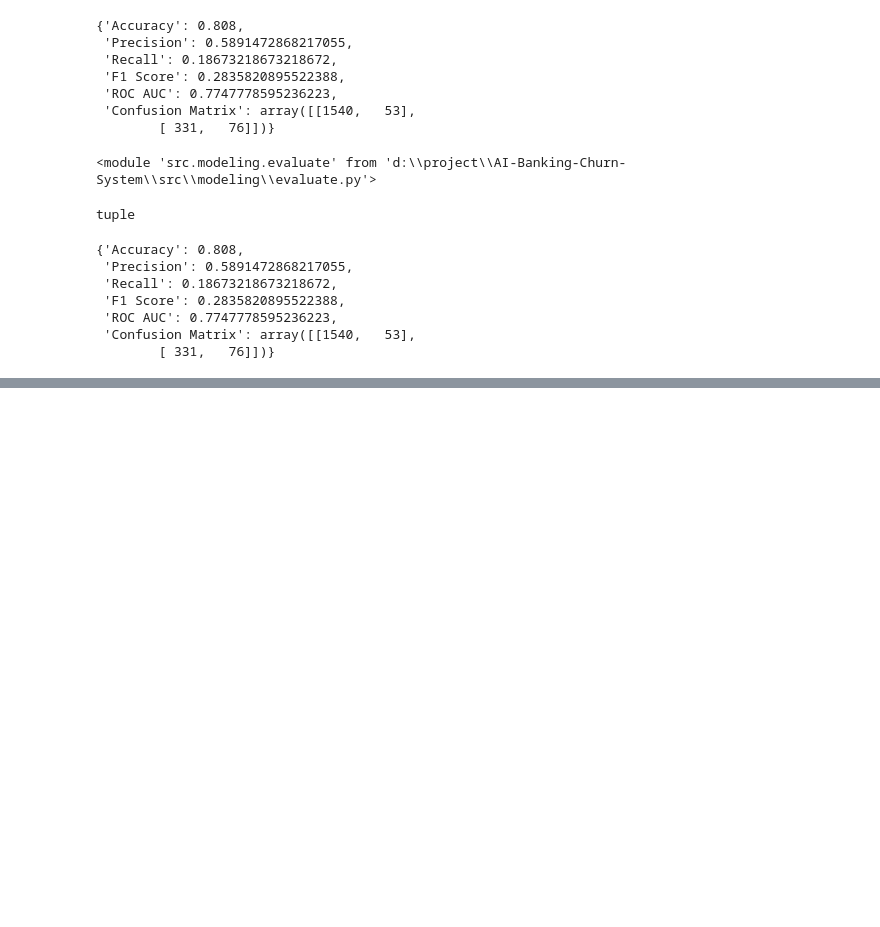
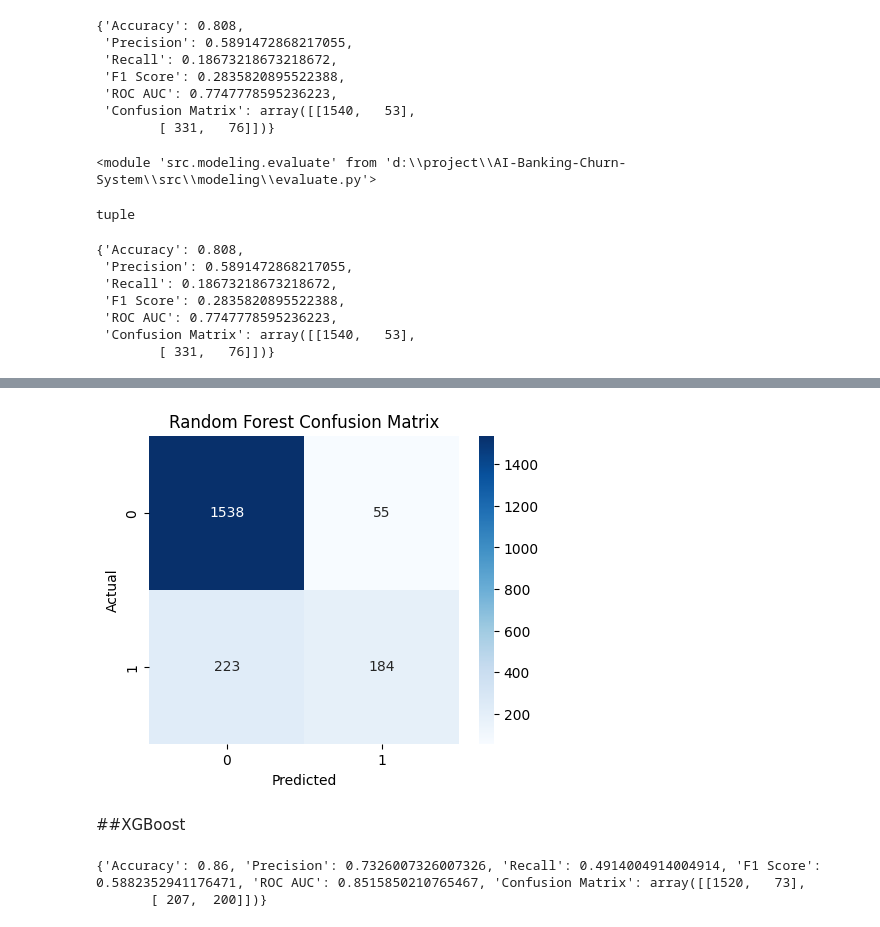
Before and after one commit to aryapathak27/ai-banking-churn-system, a Jupyter notebook: notebooks/03_modeling.ipynb, the cells around one changed output, grey strips where cells are left out. Saved outputs shown, nothing was run; the diff lists cells and outputs as text; code cells hidden in the pictures; blank space fills up the shorter version.

```diff
--- a/notebooks/03_modeling.ipynb
+++ b/notebooks/03_modeling.ipynb
@@ -173,0 +226,13 @@ results
+# %%
+model, scaler = train_model(
+    "random_forest",
+    X_train,
+    y_train
+)
+# %%
+results, y_pred, y_prob = evaluate_model(
+    model,
+    scaler,
+    X_test,
+    y_test
+)
@@ -173,0 +249,26 @@ results
+# %%
+from sklearn.metrics import confusion_matrix
+import seaborn as sns
+import matplotlib.pyplot as plt
+
+cm = confusion_matrix(y_test, y_pred)
+
+plt.figure(figsize=(5,4))
+
+sns.heatmap(
+    cm,
+    annot=True,
+    fmt="d",
+    cmap="Blues"
+)
+
+plt.title("Random Forest Confusion Matrix")
+
+plt.xlabel("Predicted")
+plt.ylabel("Actual")
+
+plt.show()
+# %% [output]
+[figure, added]
+# %% [markdown]
+##XGBoost
@@ -173,0 +295,5 @@ results
+# %%
+print(results)
+# %% [output]
+{'Accuracy': 0.86, 'Precision': 0.7326007326007326, 'Recall': 0.4914004914004914, 'F1 Score': 0.5882352941176471, 'ROC AUC': 0.8515850210765467, 'Confusion Matrix': array([[1520,   73],
+       [ 207,  200]])}
```
Also changed, not shown: parts of 14 cells of this notebook, 5 other files.
